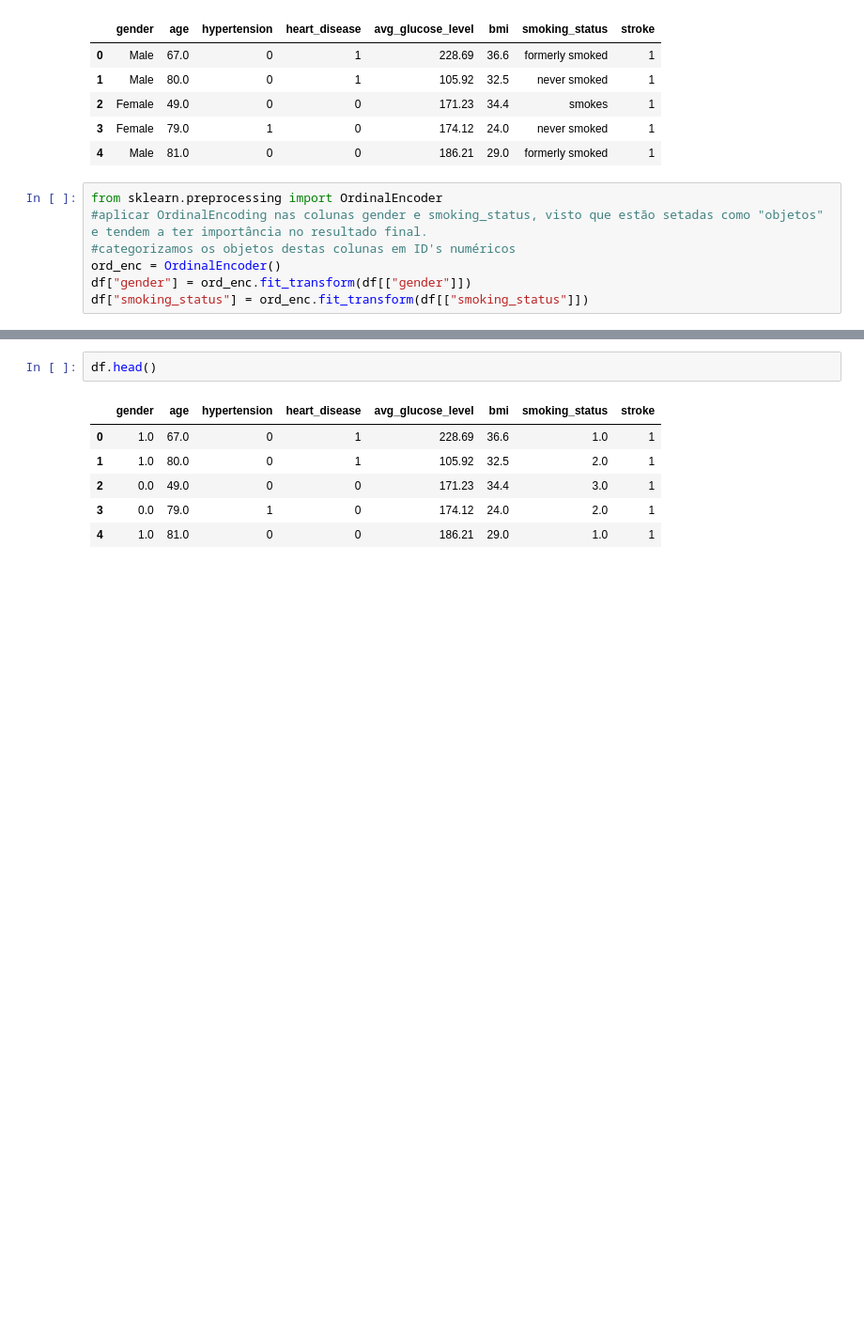
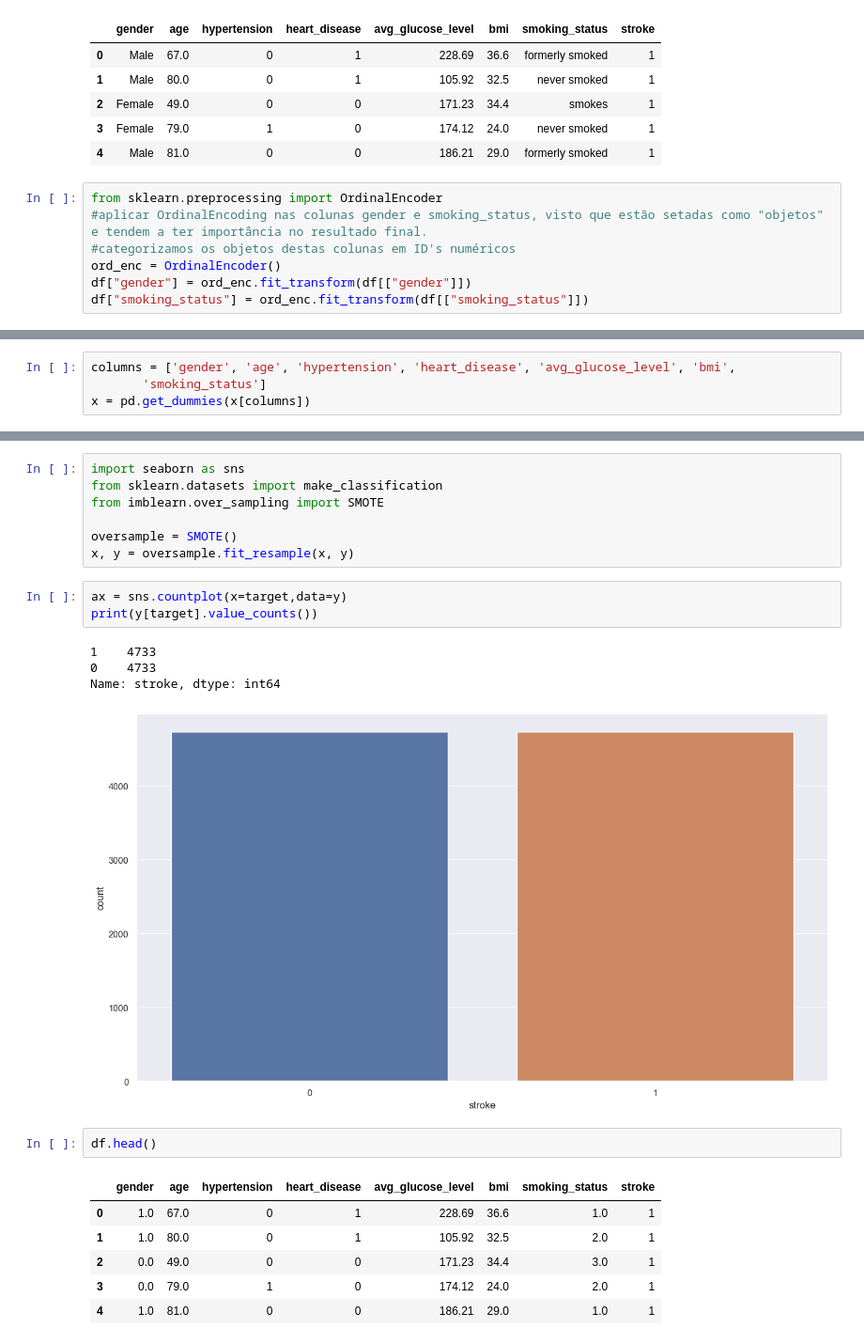
Before and after one commit to gabrielnunesmarques/MachineLearning, a Jupyter notebook: brainstroke.ipynb, the cells around one changed output, grey strips where cells are left out. Shown at 94% size. Saved outputs shown, nothing was run; the diff lists cells and outputs as text; blank space fills up the shorter version.

```diff
--- a/brainstroke.ipynb
+++ b/brainstroke.ipynb
@@ -67,0 +88,4 @@ df["smoking_status"] = ord_enc.fit_transform(df[["smoking_status"]])
+# %%
+columns = ['gender', 'age', 'hypertension', 'heart_disease', 'avg_glucose_level', 'bmi',
+       'smoking_status']
+x = pd.get_dummies(x[columns])
@@ -68,3 +112,18 @@ df["smoking_status"] = ord_enc.fit_transform(df[["smoking_status"]])
+# %%
+import seaborn as sns
+from sklearn.datasets import make_classification
+from imblearn.over_sampling import SMOTE
+
+oversample = SMOTE()
+x, y = oversample.fit_resample(x, y)
+# %%
+ax = sns.countplot(x=target,data=y)
+print(y[target].value_counts())
+# %% [output]
+1    4733
+0    4733
+Name: stroke, dtype: int64
+[figure, added]
 # %%
 df.head()
 # %% [output]
```
Also changed, not shown: parts of 21 cells of this notebook.
